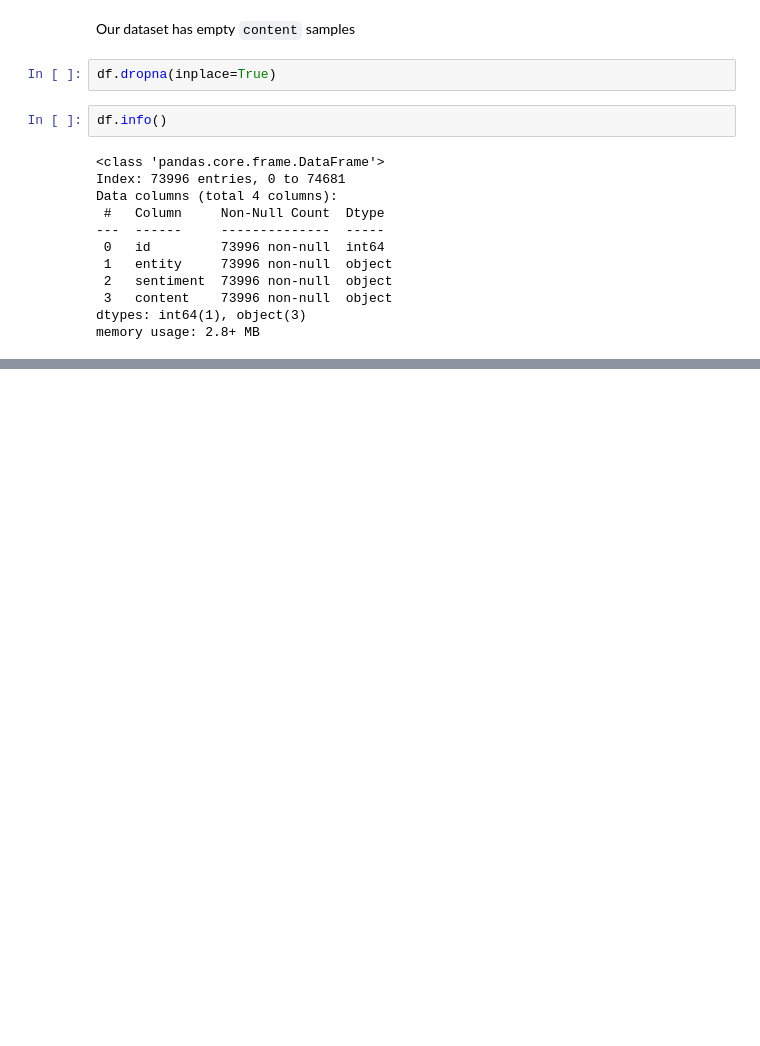
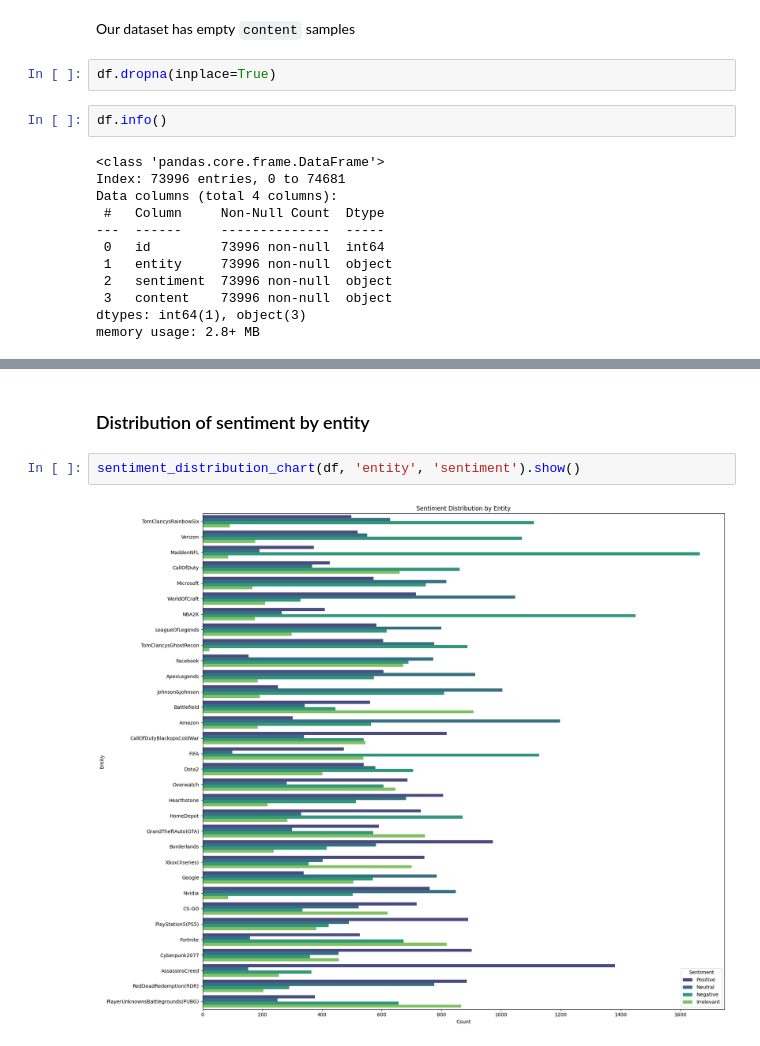
Before and after one commit to alexgiving/nlp-classification, a Jupyter notebook: notebook.ipynb, the cells around one changed output, grey strips where cells are left out. Saved outputs shown, nothing was run; the diff lists cells and outputs as text; blank space fills up the shorter version.

```diff
--- a/notebook.ipynb
+++ b/notebook.ipynb
@@ -59,0 +118,6 @@ distribution_chart(sentiment_counts).show()
+# %% [markdown]
+### Distribution of sentiment by entity
+# %%
+sentiment_distribution_chart(df, 'entity', 'sentiment').show()
+# %% [output]
+[figure, added]
```
Also changed, not shown: parts of 26 cells of this notebook, 4 other files.
